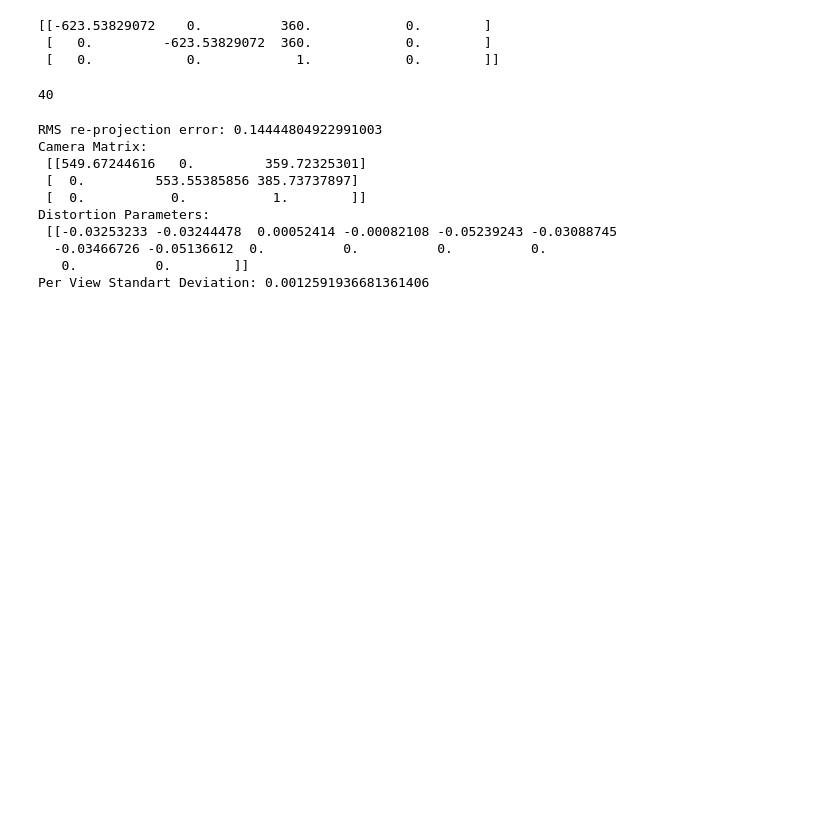
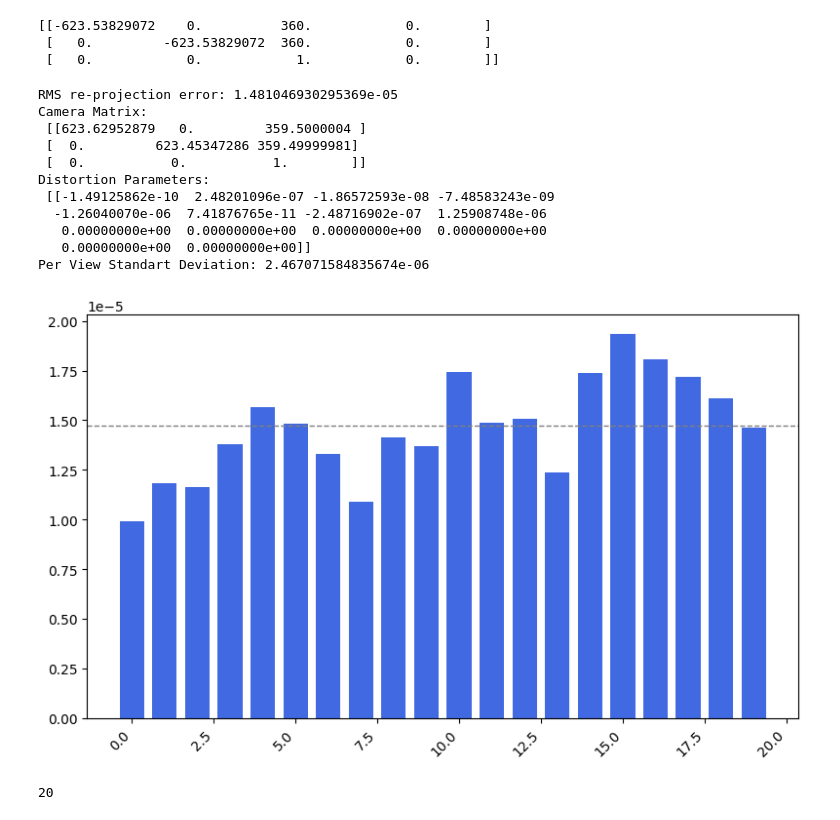
Before and after one commit to MateusPincho/Calibration-Mocap, a Jupyter notebook: modules/camera_calibration_analysis/k_folds/real_image_points.ipynb, the cells around one changed output. Cells and saved outputs as stored; diff of their text form; code cells hidden in the pictures; blank space fills up the shorter version.

```diff
--- a/modules/camera_calibration_analysis/k_folds/real_image_points.ipynb
+++ b/modules/camera_calibration_analysis/k_folds/real_image_points.ipynb
@@ -646,40 +648,88 @@ patternSize = (7,7)
 sim.startSimulation()
 
 # Number of calibration images
-number_of_images = 40
+number_of_images = 20
 
 # See the Vision sensor image
 
 for i in range(number_of_images):
 
     p=sim.getObjectPosition(cubo,-1)
 
     ds = randt(0.2)
     coord = sum_coord(p, ds).tolist()
     coord = [coord[0][0], coord[1][0], coord[2][0]]
 
     sim.setObjectPosition(cubo,-1, coord)
 
     extrinsic_matrix = build_extrinsic_matrix(vision_sensor_handle, chessboard_handle)
 
     projection_matrix = build_projection_matrix(intrinsic_matrix, extrinsic_matrix)
 
     board_points = construct3DPoints(patternSize = (7,7), squareSize = 0.1)
 
     world_points.append(board_points)
 
     points_to_project = to_homo(board_points.T)
 
     projected_points = perspective_projection(points_to_project, projection_matrix)
 
     projected_points = projected_points.T
 
     images_points.append(projected_points)
 
     time.sleep(0.75)
 
 sim.stopSimulation()
+
+corrected_image_points_vector = []
+corrected_world_points_vector = []
+for image in images_points:
+    image = image.astype(np.float32)
+    corrected_image_points_vector.append(image.reshape(49,1,2))
+
+for world in world_points:
+    world = world.astype(np.float32)
+    corrected_world_points_vector.append(world.reshape(49,1,3))
+
+imgSize = (720,720)
+flagsCalib = cv2.CALIB_RATIONAL_MODEL
+
+ret, cameraMatrix, k, rvecs, tvecs, stdIntrinc, stdExtrinsic, perViewError = cv2.calibrateCameraExtended(corrected_world_points_vector, corrected_image_points_vector, imgSize, None, None,
+                                                                flags=flagsCalib)
+print("RMS re-projection error:", ret)
+print("Camera Matrix:\n", cameraMatrix)
+print("Distortion Parameters:\n", k)
+print("Per View Standart Deviation:", perViewError.std())
+
+perViewError = perViewError.flatten()
+rms_error = np.median(perViewError)
+idxs = []
+for i, idx in enumerate(images_points):
+    idxs.append(i)
+
+plt.figure(figsize=(8,5))
+plt.bar(idxs, perViewError, color = 'royalblue', width=.75)
+
+plt.axhline(y=rms_error, color='gray', linestyle='--', linewidth=1, label=f'Média: {rms_error:.2f}')
+
+plt.xticks(rotation=45, ha='right')  # Rotacionar os rótulos das imagens para melhor visualização
+plt.tight_layout()  # Ajusta o layout para se encaixar bem na figura
+plt.show()
+# %% [output]
+RMS re-projection error: 1.481046930295369e-05
+Camera Matrix:
+ [[623.62952879   0.         359.5000004 ]
+ [  0.         623.45347286 359.49999981]
+ [  0.           0.           1.        ]]
+Distortion Parameters:
+ [[-1.49125862e-10  2.48201096e-07 -1.86572593e-08 -7.48583243e-09
+  -1.26040070e-06  7.41876765e-11 -2.48716902e-07  1.25908748e-06
+   0.00000000e+00  0.00000000e+00  0.00000000e+00  0.00000000e+00
+   0.00000000e+00  0.00000000e+00]]
+Per View Standart Deviation: 2.467071584835674e-06
+[figure, added]
 # %%
 len(images_points)
 # %% [output]
-40
+20
@@ -708,26 +745,3 @@ total_world_points = np.stack(world_points, axis=0)
-# %%
-imgSize = (720,720)
-flagsCalib = cv2.CALIB_RATIONAL_MODEL
-
-corrected_image_points_vector = noise_points
-
-ret, cameraMatrix, k, rvecs, tvecs, stdIntrinc, stdExtrinsic, perViewError = cv2.calibrateCameraExtended(corrected_world_points_vector, corrected_image_points_vector, imgSize, None, None,
-                                                                flags=flagsCalib)
-print("RMS re-projection error:", ret)
-print("Camera Matrix:\n", cameraMatrix)
-print("Distortion Parameters:\n", k)
-print("Per View Standart Deviation:", perViewError.std())
-# %% [output]
-RMS re-projection error: 0.14444804922991003
-Camera Matrix:
- [[549.67244616   0.         359.72325301]
- [  0.         553.55385856 385.73737897]
- [  0.           0.           1.        ]]
-Distortion Parameters:
- [[-0.03253233 -0.03244478  0.00052414 -0.00082108 -0.05239243 -0.03088745
-  -0.03466726 -0.05136612  0.          0.          0.          0.
-   0.          0.        ]]
-Per View Standart Deviation: 0.0012591936681361406
 # %%
 perViewError = perViewError.flatten()
 rms_error = np.median(perViewError)
```
Also changed, not shown: parts of 10 cells of this notebook, 3 other files.
